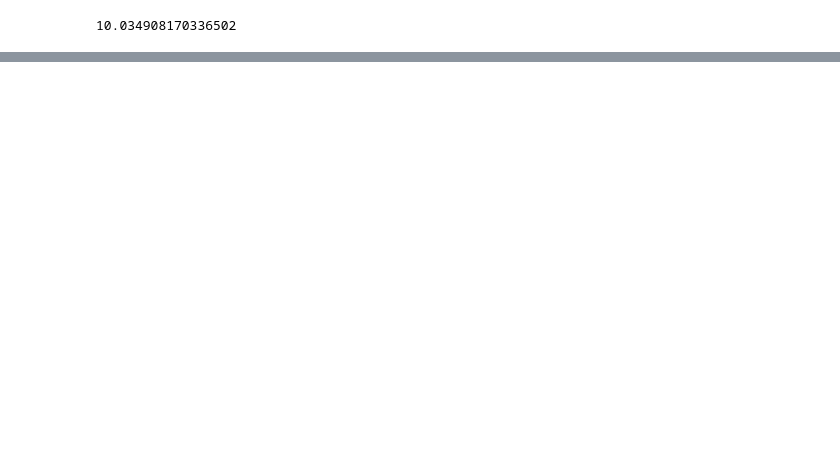
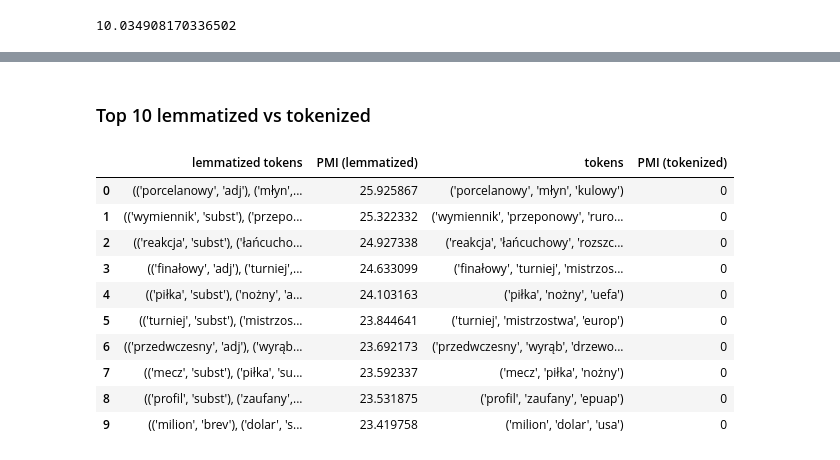
Before and after one commit to MatiXOfficial/natural-language-processing, a Jupyter notebook: lab4/lab4.ipynb, the cells around one changed output, grey strips where cells are left out. Saved outputs shown, nothing was run; the diff lists cells and outputs as text; code cells hidden in the pictures; blank space fills up the shorter version.

```diff
--- a/lab4/lab4.ipynb
+++ b/lab4/lab4.ipynb
@@ -134,0 +542,27 @@ count_pmi(50_000_952, 1159, 1938, 1311)
+# %% [markdown]
+### Top 10 lemmatized vs tokenized
+# %%
+lem, lem_pmi = tuple(zip(*filtered_lem_trigrams_pmi.most_common()[:10]))
+tok = [lem_to_tok(l) for l in lem]
+tok_pmi = [trigrams_pmi[t] for t in tok]
+
+data = {
+    'lemmatized tokens': [str(l) for l in lem],
+    'PMI (lemmatized)': lem_pmi,
+    'tokens': [str(t) for t in tok],
+    'PMI (tokenized)': tok_pmi
+}
+
+pd.DataFrame(data)
+# %% [output]
+|  | lemmatized tokens | PMI (lemmatized) | tokens | PMI (tokenized) |
+| 0 | (('porcelanowy', 'adj'), ('młyn',... | 25.925867 | ('porcelanowy', 'młyn', 'kulowy') | 0 |
+| 1 | (('wymiennik', 'subst'), ('przepo... | 25.322332 | ('wymiennik', 'przeponowy', 'ruro... | 0 |
+| 2 | (('reakcja', 'subst'), ('łańcucho... | 24.927338 | ('reakcja', 'łańcuchowy', 'rozszc... | 0 |
+| 3 | (('finałowy', 'adj'), ('turniej',... | 24.633099 | ('finałowy', 'turniej', 'mistrzos... | 0 |
+| 4 | (('piłka', 'subst'), ('nożny', 'a... | 24.103163 | ('piłka', 'nożny', 'uefa') | 0 |
+| 5 | (('turniej', 'subst'), ('mistrzos... | 23.844641 | ('turniej', 'mistrzostwa', 'europ') | 0 |
+| 6 | (('przedwczesny', 'adj'), ('wyrąb... | 23.692173 | ('przedwczesny', 'wyrąb', 'drzewo... | 0 |
+| 7 | (('mecz', 'subst'), ('piłka', 'su... | 23.592337 | ('mecz', 'piłka', 'nożny') | 0 |
+| 8 | (('profil', 'subst'), ('zaufany',... | 23.531875 | ('profil', 'zaufany', 'epuap') | 0 |
+| 9 | (('milion', 'brev'), ('dolar', 's... | 23.419758 | ('milion', 'dolar', 'usa') | 0 |
```
Also changed, not shown: parts of 46 cells of this notebook, 1 other file.
